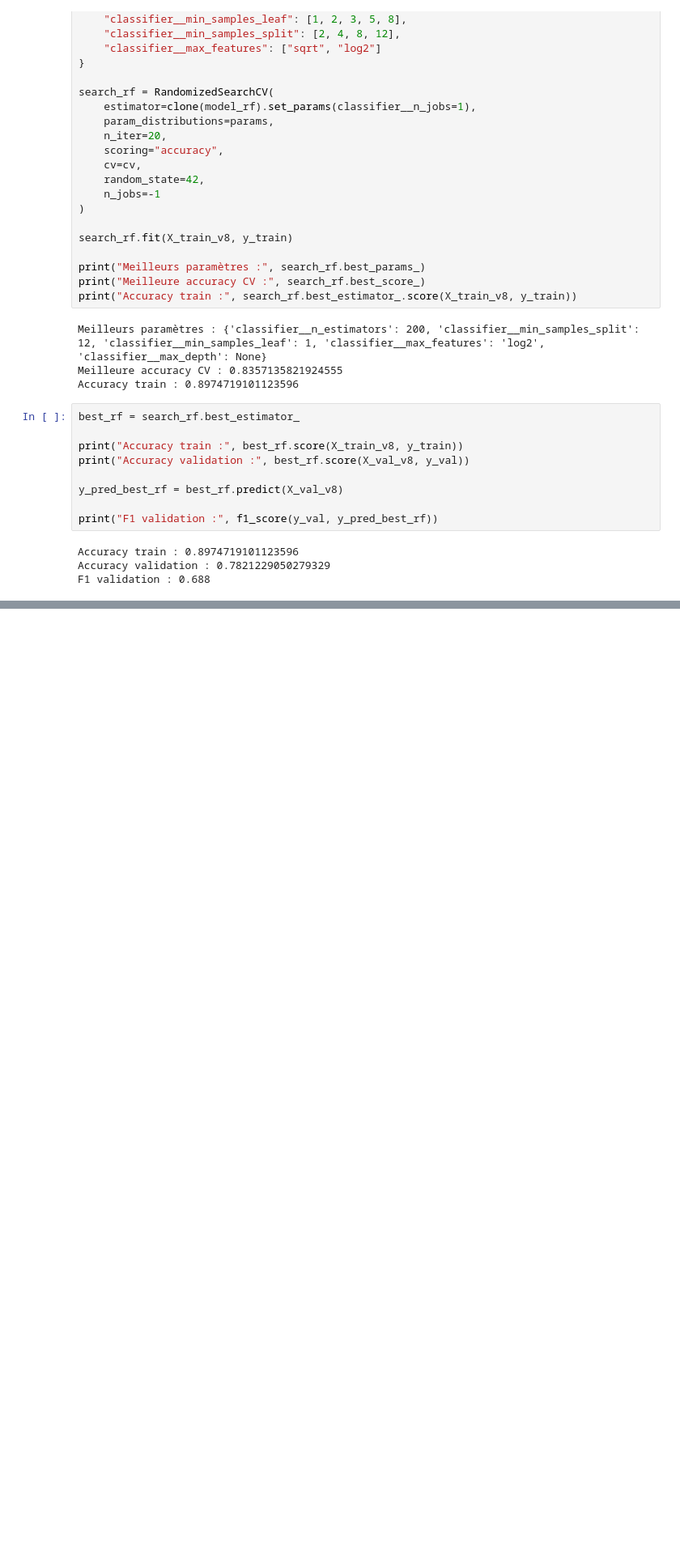
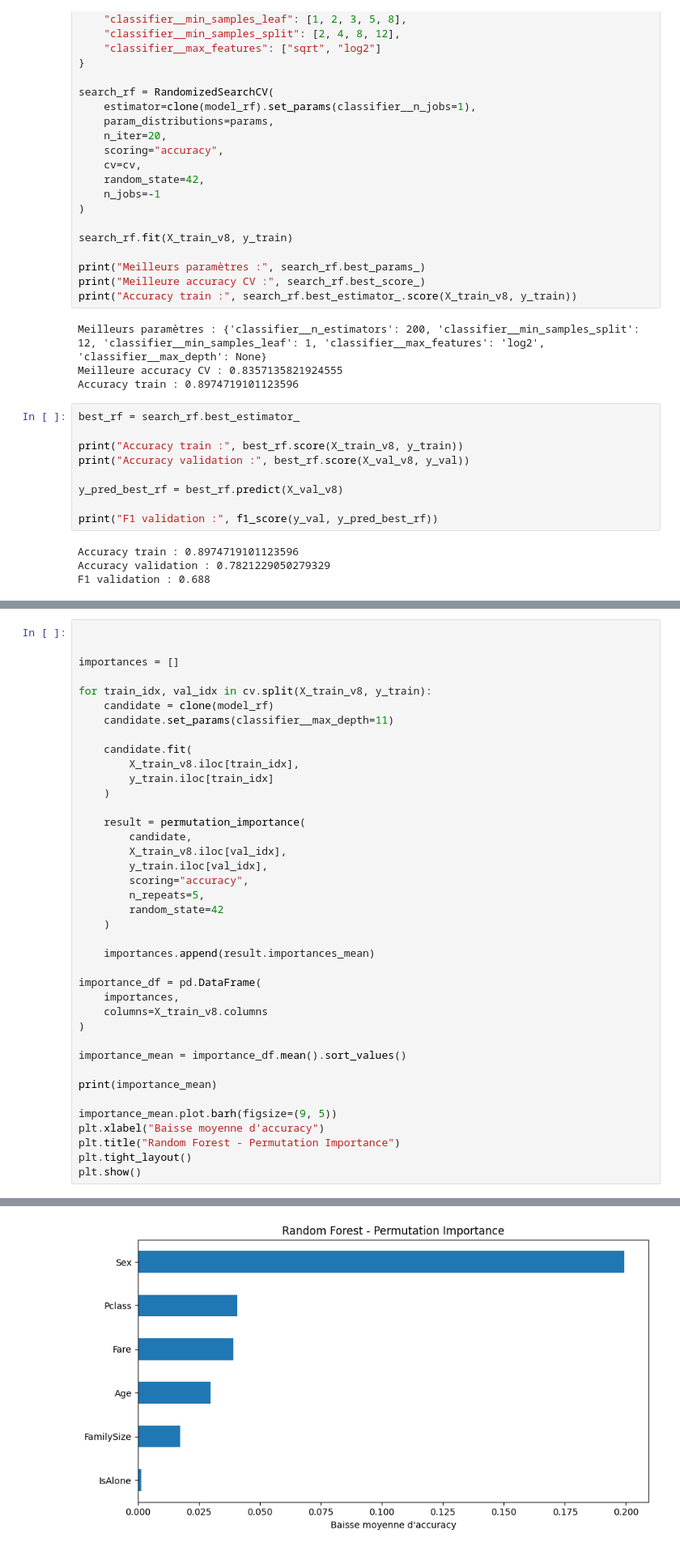
Before and after one commit to nolancolin/TitanicML, a Jupyter notebook: titanic.ipynb, the cells around one changed output, grey strips where cells are left out. Shown at 81% size. Cells and saved outputs as stored; diff of their text form; blank space fills up the shorter version.

```diff
--- a/titanic.ipynb
+++ b/titanic.ipynb
@@ -868,0 +943,40 @@ F1 validation : 0.688
+# %%
+
+
+importances = []
+
+for train_idx, val_idx in cv.split(X_train_v8, y_train):
+    candidate = clone(model_rf)
+    candidate.set_params(classifier__max_depth=11)
+
+    candidate.fit(
+        X_train_v8.iloc[train_idx],
+        y_train.iloc[train_idx]
+    )
+
+    result = permutation_importance(
+        candidate,
+        X_train_v8.iloc[val_idx],
+        y_train.iloc[val_idx],
+        scoring="accuracy",
+        n_repeats=5,
+        random_state=42
+    )
+
+    importances.append(result.importances_mean)
+
+importance_df = pd.DataFrame(
+    importances,
+    columns=X_train_v8.columns
+)
+
+importance_mean = importance_df.mean().sort_values()
+
+print(importance_mean)
+
+importance_mean.plot.barh(figsize=(9, 5))
+plt.xlabel("Baisse moyenne d'accuracy")
+plt.title("Random Forest - Permutation Importance")
+plt.tight_layout()
+plt.show()
+# %% [output]
@@ -868,0 +990 @@ F1 validation : 0.688
+[figure, added]
```
Also changed, not shown: parts of 3 cells of this notebook.
